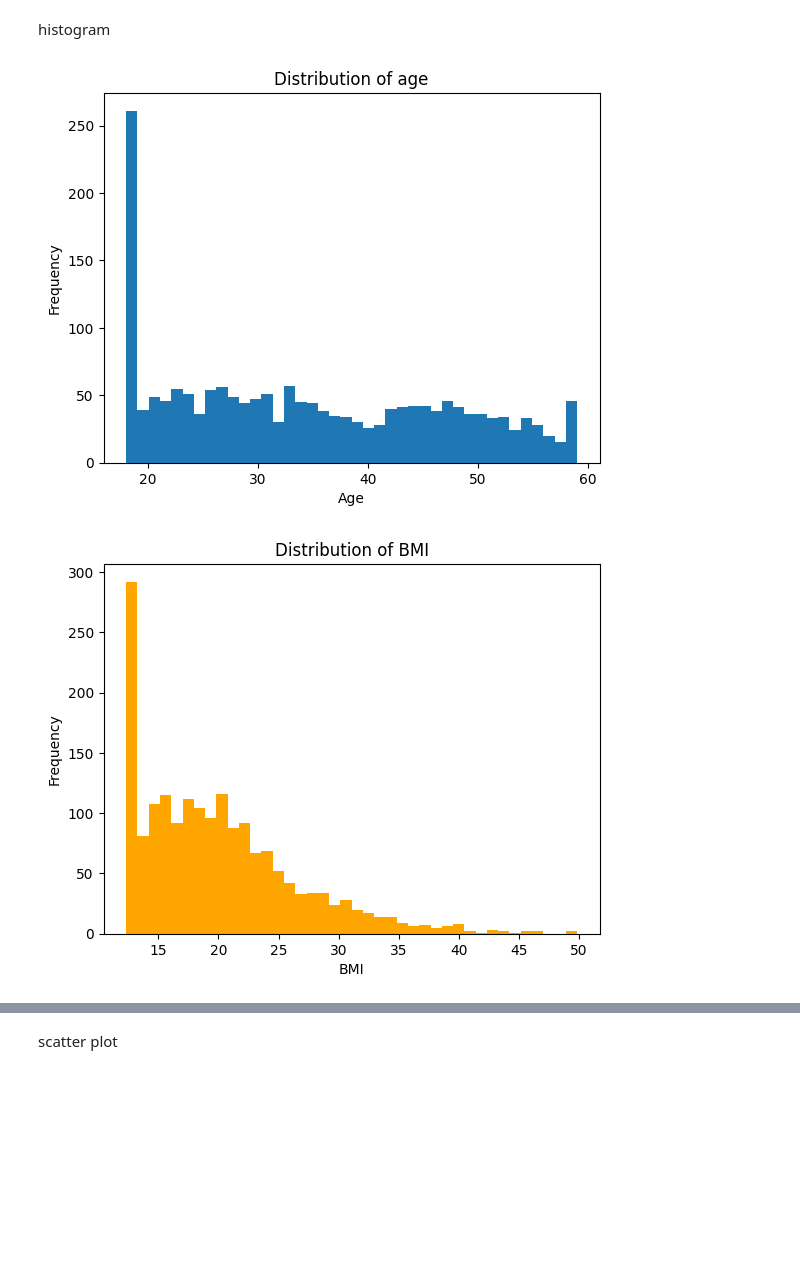
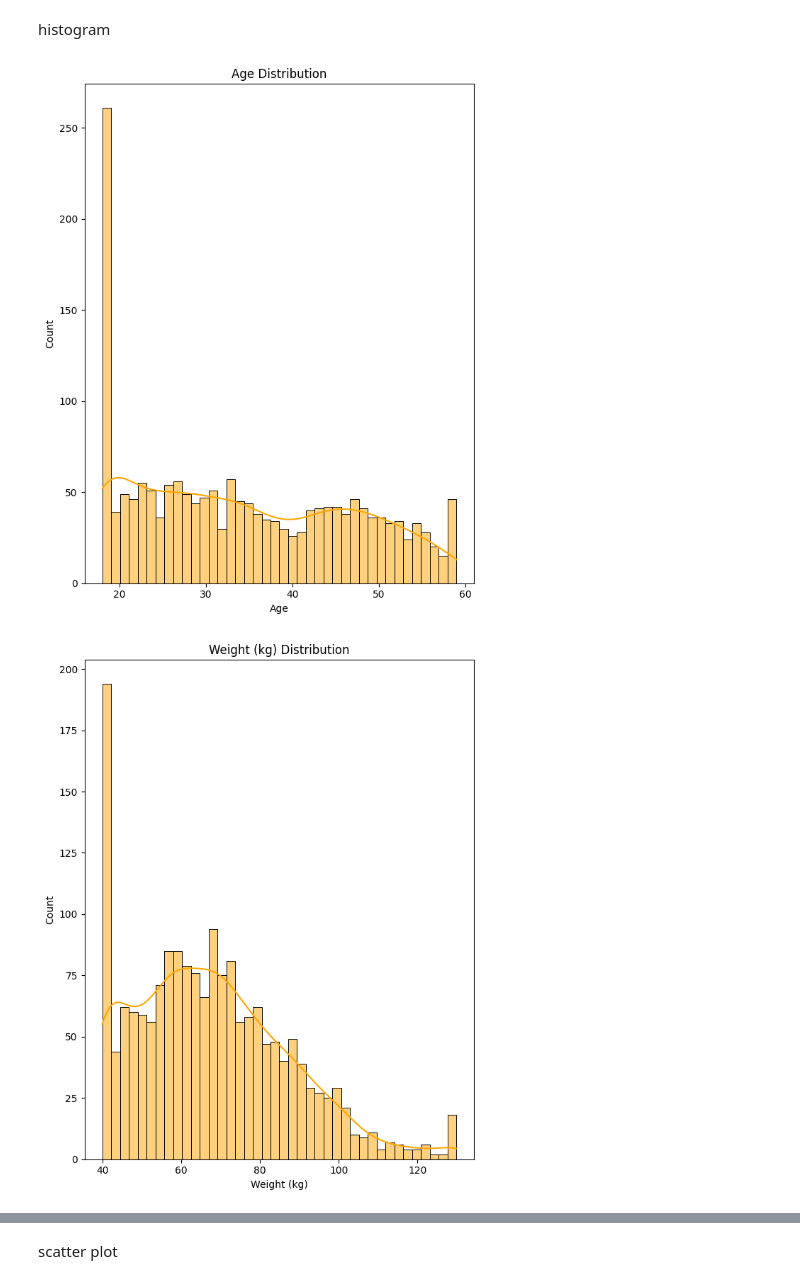
Before and after one commit to Vetriagilan/fitness, a Jupyter notebook: fitness.ipynb, the cells around one changed output, grey strips where cells are left out. Saved outputs shown, nothing was run; the diff lists cells and outputs as text; code cells hidden in the pictures; blank space fills up the shorter version.

```diff
--- a/fitness.ipynb
+++ b/fitness.ipynb
@@ -260,19 +260,15 @@ plt.show()
 [figure]
 # %% [markdown]
 histogram
-# %%
-plt.hist(df['Age'],bins=40)
-plt.xlabel('Age')
-plt.ylabel('Frequency')
-plt.title('Distribution of age')
-plt.show()
-# %% [output]
-[figure, removed]
-# %%
-plt.hist(df["BMI"],bins=40,color='orange')
-plt.xlabel('BMI')
-plt.ylabel('Frequency')
-plt.title('Distribution of BMI')
-plt.show()
-# %% [output]
-[figure, removed]
+# %%
+numeric_cols=df.select_dtypes(include=np.number).columns
+for col in numeric_cols:
+    plt.figure(figsize=(12,8))
+    plt.subplot(1,2,1)
+    sns.histplot(df[col],kde=True,bins=40,color='Orange')
+    plt.title(f'{col} Distribution'),
+    plt.tight_layout()
+    plt.show()
+# %% [output]
+[figure, added]
+[figure, added]
```
Also changed, not shown: parts of 3 cells of this notebook, 1 other file.
